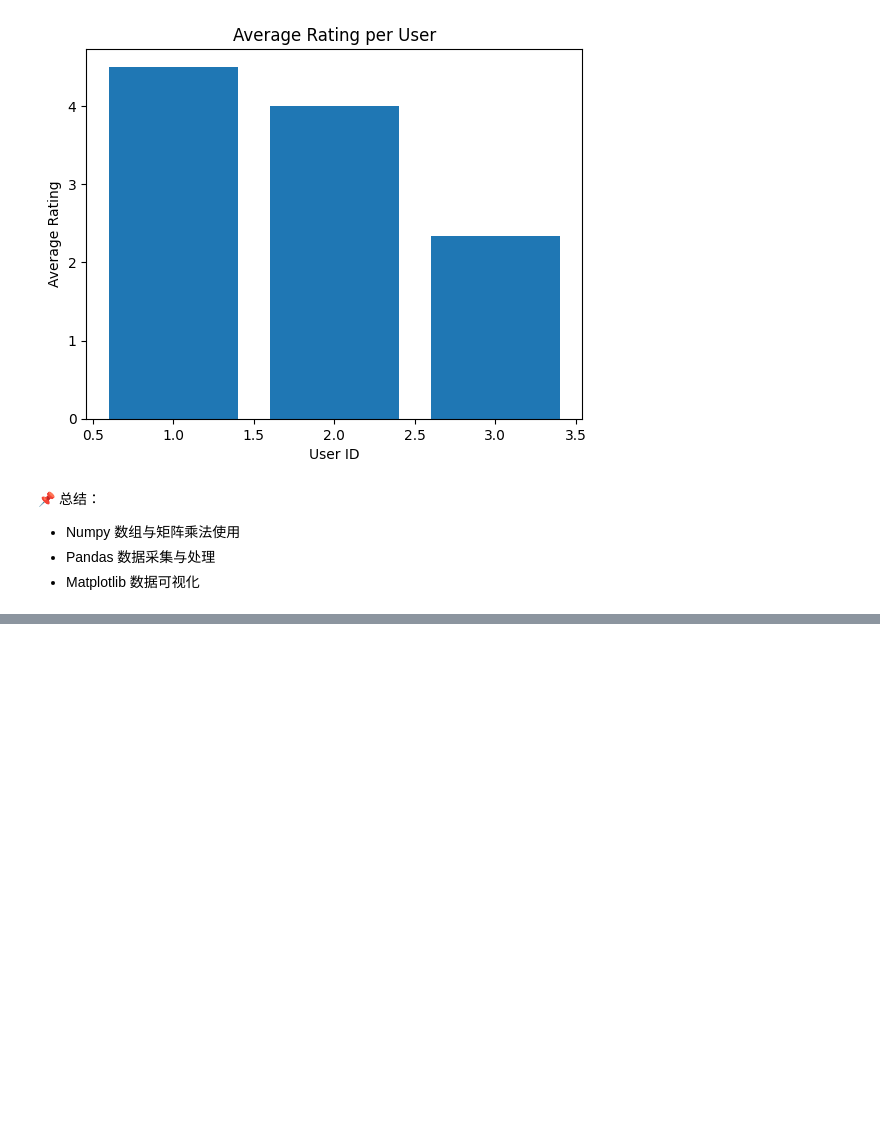
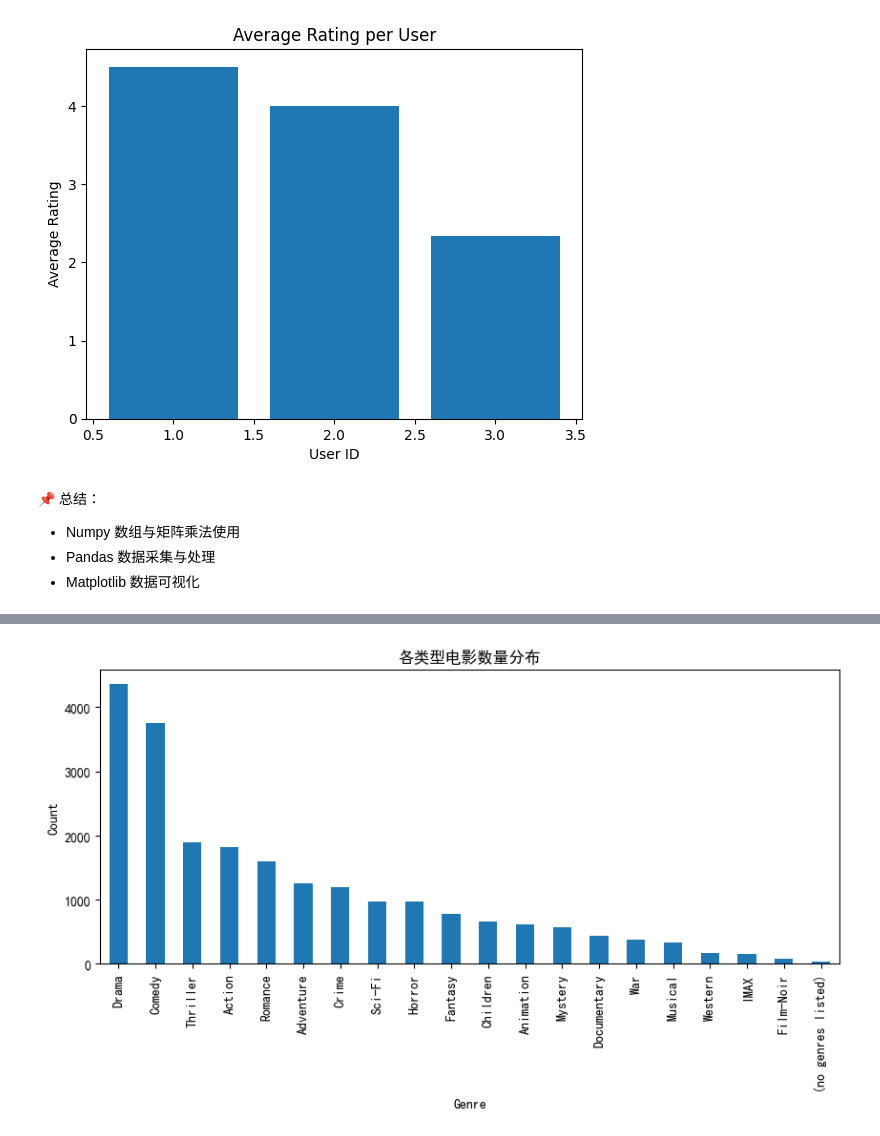
Before and after one commit to Truies/recsys-demo, a Jupyter notebook: notebooks/01 numpy.ipynb, the cells around one changed output, grey strips where cells are left out. Saved outputs shown, nothing was run; the diff lists cells and outputs as text; code cells hidden in the pictures; blank space fills up the shorter version.

```diff
--- a/notebooks/01 numpy.ipynb
+++ b/notebooks/01 numpy.ipynb
@@ -164,0 +235,10 @@ plt.show()
+# %%
+# 5 按照类型统计电影数量
+genres_count = movies['genres'].str.split('|').explode().value_counts()
+genres_count.plot(kind='bar', figsize=(10,4))
+plt.xlabel('Genre')
+plt.ylabel('Count')
+plt.title('各类型电影数量分布')
+plt.show()
+# %% [output]
+[figure, added]
```
Also changed, not shown: parts of 8 cells of this notebook, 1 other file.
